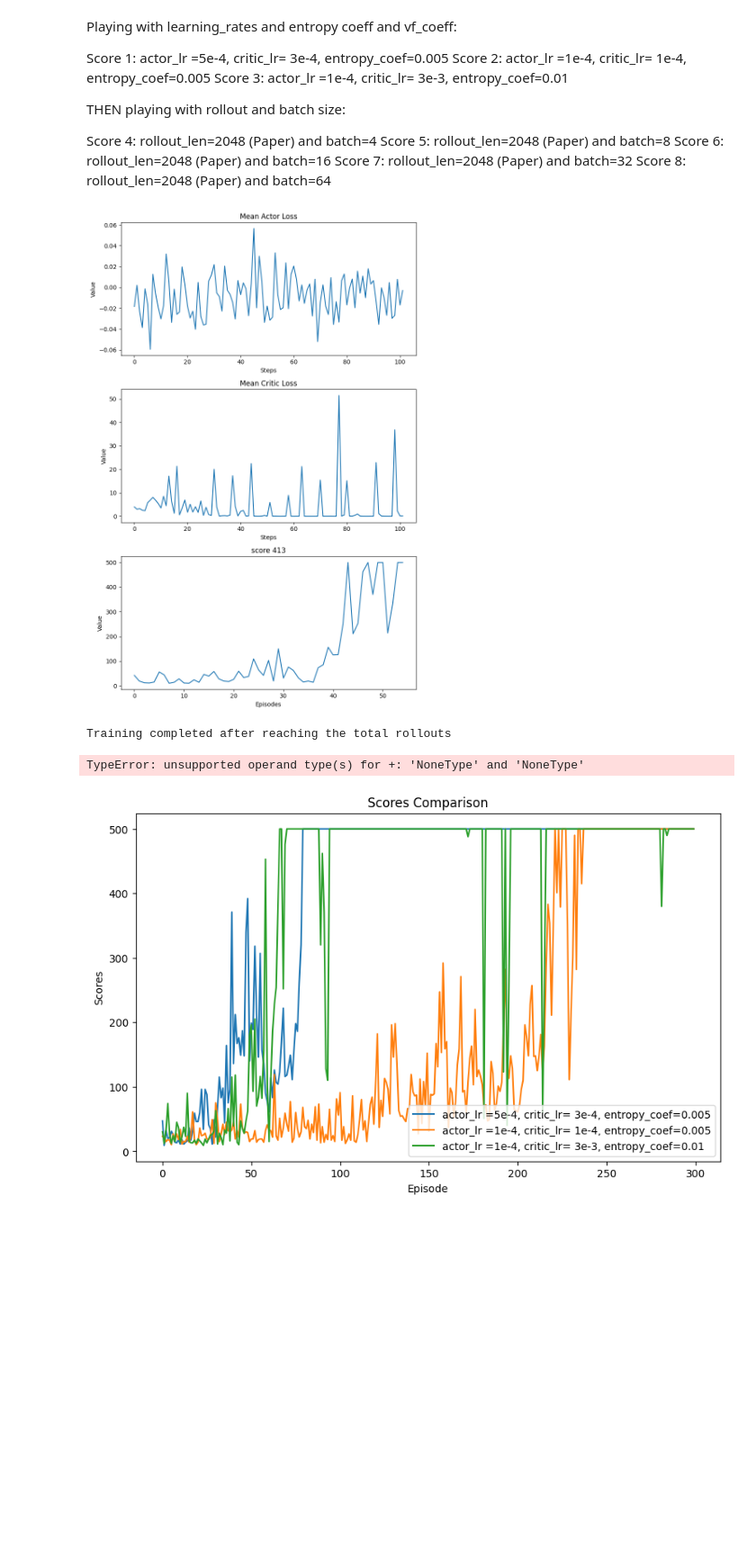
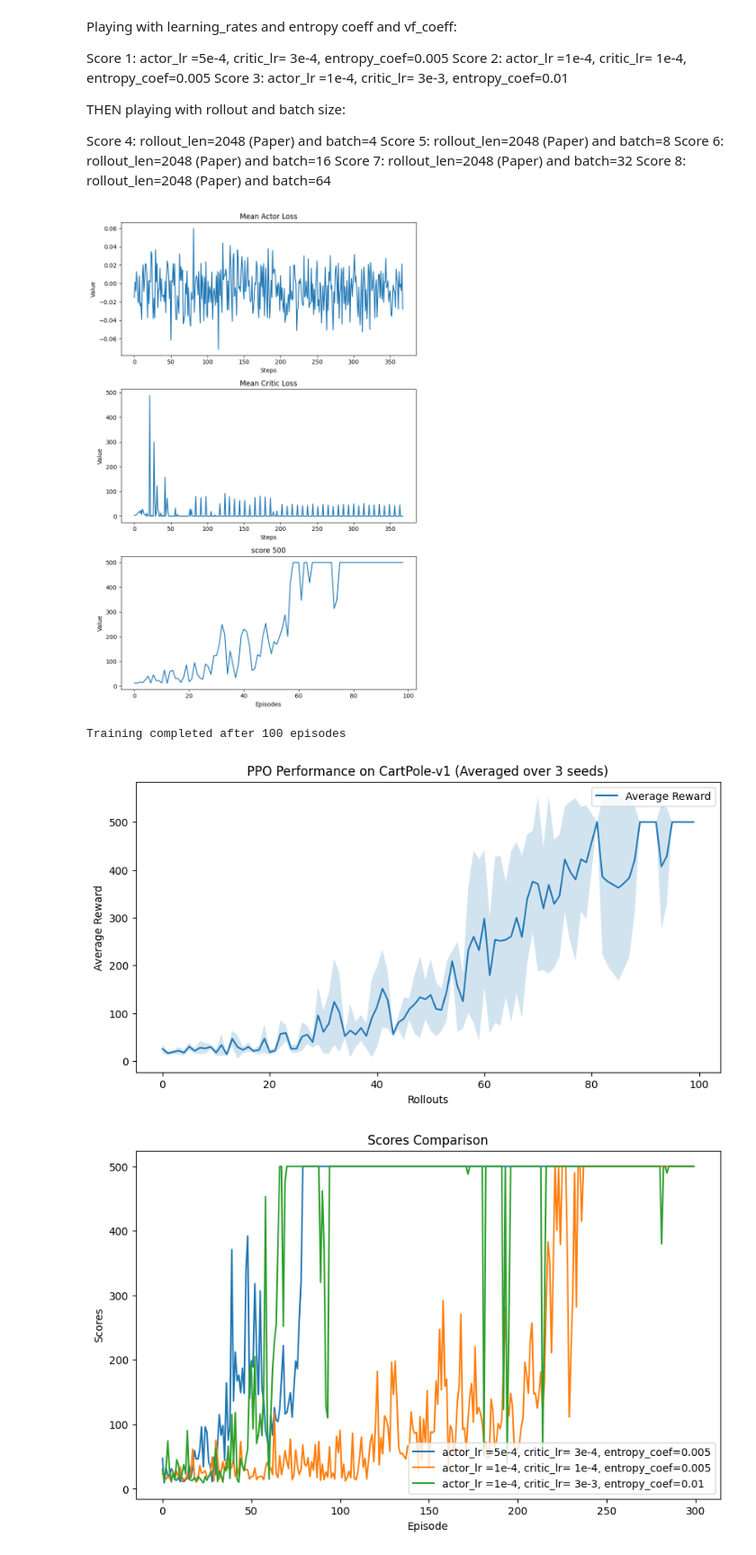
Before and after one commit to mischamez48/PRL_PPO-SAC_ImplPRL_PPO-SAC_Implementationementation, a Jupyter notebook: ppo.ipynb, the cells around one changed output. Shown at 90% size. Saved outputs shown, nothing was run; the diff lists cells and outputs as text; code cells hidden in the pictures; blank space fills up the shorter version.

```diff
--- a/ppo.ipynb
+++ b/ppo.ipynb
@@ -54,13 +54,10 @@ Score 6: rollout_len=2048 (Paper) and batch=16
 Score 7: rollout_len=2048 (Paper) and batch=32
 Score 8: rollout_len=2048 (Paper) and batch=64
 # %%
-import gym
 import numpy as np
 import matplotlib.pyplot as plt
 
-# Assuming PPOAgent and other dependencies are already defined/imported
-
-def make_env(seed=None):
+def make_env(seed=25):
     env_id = "CartPole-v1"
     env = gym.make(env_id)
     if seed is not None:
@@ -69,59 +66,65 @@ def make_env(seed=None):
         env.observation_space.seed(seed)
     return env
 
-# Define a function to train the agent and return the performance metrics
 def train_agent(seed):
     np.random.seed(seed)
     env = make_env(seed)
     agent = PPOAgent(
         make_env,
-        obs_dim=4,  # Adjusted for CartPole
+        obs_dim=4,
         act_dim=env.action_space.n,
         gamma=0.99,
         lamda=0.95,
         entropy_coef=0.005,
-        epsilon=0.2,  # Higher epsilon for larger policy update steps
-        vf_coef=0.1,  # Reduced value function coefficient
-        rollout_len=25,  # Reduced rollout length
+        epsilon=0.2,
+        vf_coef=0.1,
+        rollout_len=25,
         total_rollouts=3000,
-        num_epochs=10,  # Reduced number of epochs
-        batch_size=4,  # Smaller batch size
+        num_epochs=10,
+        batch_size=4,
         continuous=False,
         solved_reward=500,
-        actor_lr=5e-4,  # Higher learning rate for the actor
-        critic_lr=3e-4,  # Higher learning rate for the critic
+        actor_lr=5e-4,
+        critic_lr=3e-4,
     )
-    rewards = agent.train()
-    return rewards
+    agent.train()
+    scores=agent.scores
+    if scores is None:
+        print(f"Training failed for seed {seed}.")
+    return scores
 
-# Function to run training with multiple seeds and average the results
 def run_experiment(seeds):
-    all_rewards = []
+    all_scores = []
     for seed in seeds:
-        rewards = train_agent(seed)
-        all_rewards.append(rewards)
+        scores = train_agent(seed)
+        if scores is not None:
+            all_scores.append(scores)
+        else:
+            print(f"Skipping seed {seed} due to None rewards.")
 
-    # Convert to numpy array for easy averaging
-    all_rewards = np.array(all_rewards)
-    avg_rewards = np.mean(all_rewards, axis=0)
-    std_rewards = np.std(all_rewards, axis=0)
+    if len(all_scores) == 0:
+        raise ValueError("No valid training results obtained. All rewards are None.")
 
-    return avg_rewards, std_rewards
+    all_scores = np.array(all_scores)
+    avg_scores = np.mean(all_scores, axis=0)
+    std_scores = np.std(all_scores, axis=0)
+
+    return avg_scores, std_scores
 
 # Run the experiment with multiple seeds
 seeds = [0, 1, 2]
-avg_rewards, std_rewards = run_experiment(seeds)
+avg_scores, std_scores = run_experiment(seeds)
 
 # Plotting the results
 plt.figure(figsize=(10, 5))
-plt.plot(avg_rewards, label='Average Reward')
-plt.fill_between(range(len(avg_rewards)), avg_rewards - std_rewards, avg_rewards + std_rewards, alpha=0.2)
+plt.plot(avg_scores, label='Average Reward')
+plt.fill_between(range(len(avg_scores)), avg_scores - std_scores, avg_scores + std_scores, alpha=0.2)
 plt.xlabel('Rollouts')
 plt.ylabel('Average Reward')
 plt.title('PPO Performance on CartPole-v1 (Averaged over 3 seeds)')
 plt.legend()
 plt.show()
 # %% [output]
-[figure, old version]
+[figure, new version]
-Training completed after reaching the total rollouts
+Training completed after 100 episodes
-TypeError: unsupported operand type(s) for +: 'NoneType' and 'NoneType'
+[figure, added]
```
Also changed, not shown: parts of 1 cell of this notebook, 7 other files.
